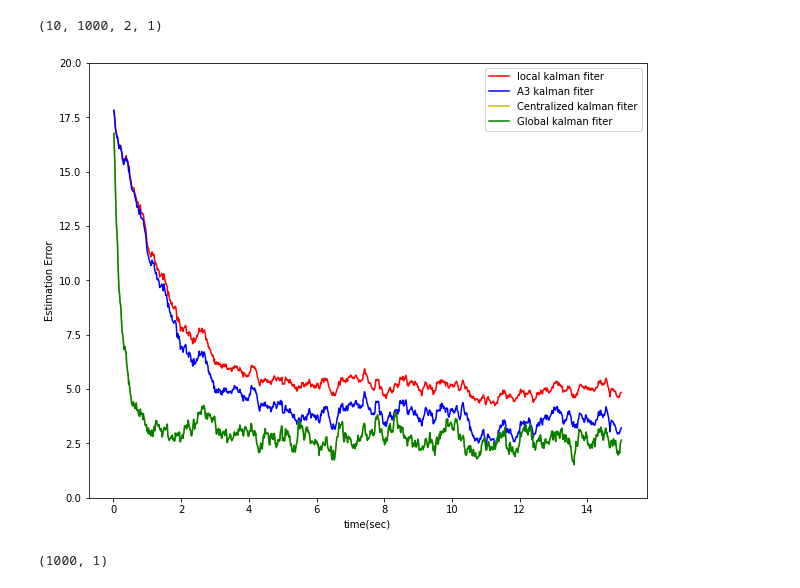
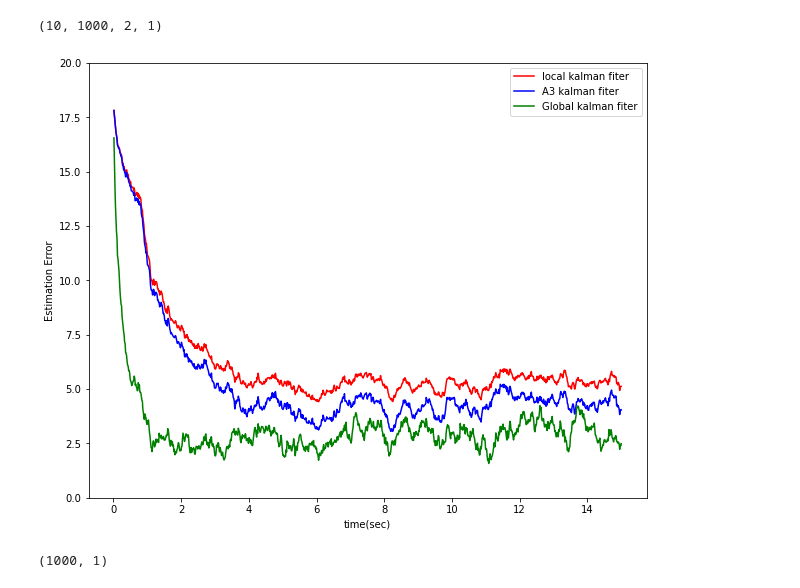
Before and after one commit to AvivG123/distributedKNET, a Jupyter notebook: notebooks/linear_simulation.ipynb, the cells around one changed output. Drawn from its saved outputs; the diff is of its cells as text; code cells hidden in the pictures.

```diff
--- a/notebooks/linear_simulation.ipynb
+++ b/notebooks/linear_simulation.ipynb
@@ -128,9 +128,9 @@ def alg_3_kalman_filter(measurments, H, R_array, P0, j_matrix, A, B):
             x_current[np.isinf(x_current)] = 0
         else:
             x_diff_pred_neighborhood = (np.einsum('ij, jmk -> imk', j_matrix, x_pred) - j_mat.sum(axis=0)[..., None, None] * x_pred)
-            x_diff_pred_neighborhood = x_diff_pred_neighborhood / (j_mat.shape[0] / 5)
+            x_diff_pred_neighborhood = x_diff_pred_neighborhood / j_mat.sum(axis=0)[..., None, None]
             # print(x_diff_pred_neighborhood)
-            x_current = x_pred + M @ (y_all_local[i, ...] - s_all_local @ x_pred) + (eps * M) @ x_diff_pred_neighborhood
+            x_current = x_pred + M @ (y_all_local[i, ...] - s_all_local @ x_pred) +  0.2 * x_diff_pred_neighborhood
         P_pred = A @ M @ A.T + j_mat.sum(axis=0)[..., None, None] * B @ np.eye(2) @ B.T
         x_pred = A @ x_current
         x_hat[i, ...] = x_current
@@ -253,7 +253,7 @@ preds_central = []
 preds_global = []
 data_points_stack = []
 # data_points, meas = set_simulation()
-for _ in range(10):
+for _ in tqdm(range(10)):
     g = nx.connected_watts_strogatz_graph(node_number, 5, 0.4, seed=42)
     adj_matrix = nx.adjacency_matrix(g)
     data_points, meas, H, R_array = set_simulation()
@@ -262,7 +262,7 @@ for _ in range(10):
     kalman_pred_global = global_kalman_fiter(meas, H, R_array, P0, A, B)
     kalman_pred_alg_3 = alg_3_kalman_filter(meas, H, R_array, P0, j_mat, A, B)
     kalman_pred_local = local_kalman_fiter(meas, H, R_array, P0, j_mat, A, B)
-    kalman_pred_central = central_kalman_fiter(meas, H, R_array, P0, j_mat, A, B)
+    # kalman_pred_central = central_kalman_fiter(meas, H, R_array, P0, j_mat, A, B)
     preds_local.append(kalman_pred_local)
     preds_alg3.append(kalman_pred_alg_3)
     preds_central.append(kalman_pred_central)
@@ -284,18 +284,18 @@ preds_global.shape
 # %%
 time = np.arange(1000) * eps + eps
 step = 1
 plt.figure(figsize=(10, 8))
 plt.plot(time[::step], err_local[::step], 'r', label='local kalman fiter')
 plt.plot(time[::step], err_alg3[::step], 'b', label='A3 kalman fiter')
-plt.plot(time[::step], err_central[::step], 'y', label='Centralized kalman fiter')
+# plt.plot(time[::step], err_central[::step], 'y', label='Centralized kalman fiter')
 plt.plot(time[::step], err_global[::step], 'g', label='Global kalman fiter')
 plt.xlabel('time(sec)')
 plt.ylabel('Estimation Error')
 plt.ylim([0, 20])
 plt.legend()
 plt.show()
 # %% [output]
-[figure, old version]
+[figure, new version]
 # %%
 disagreement = np.sqrt(((preds_local - preds_local.mean(axis=-3)[:, :, None, :, :])**2).sum(axis=(-2, -3))).mean(0)
 disagreement_alg3 = np.sqrt(((preds_alg3 - preds_alg3.mean(axis=-3)[:, :, None, :, :])**2).sum(axis=(-2, -3))).mean(0)
```
Also changed, not shown: parts of 1 cell of this notebook, 1 other file.
